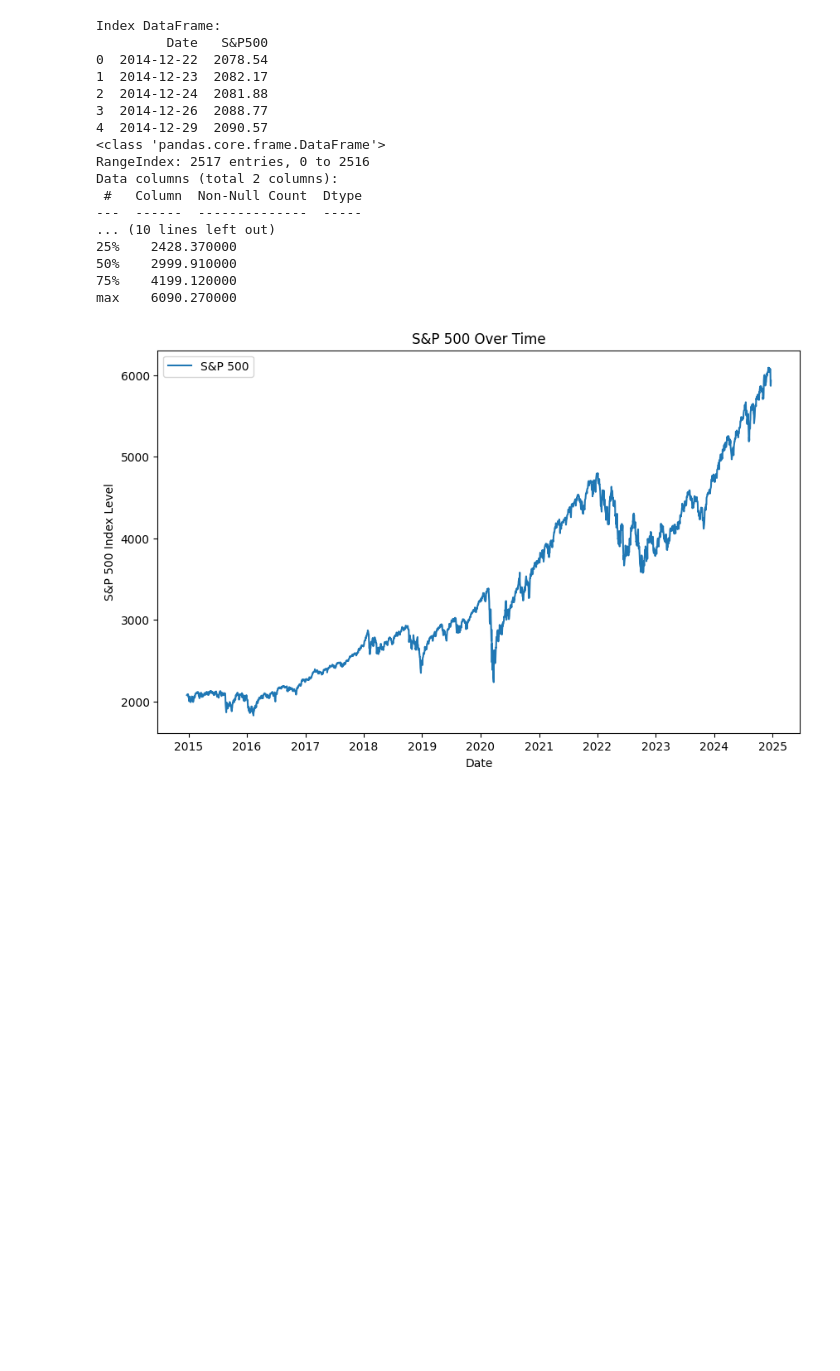
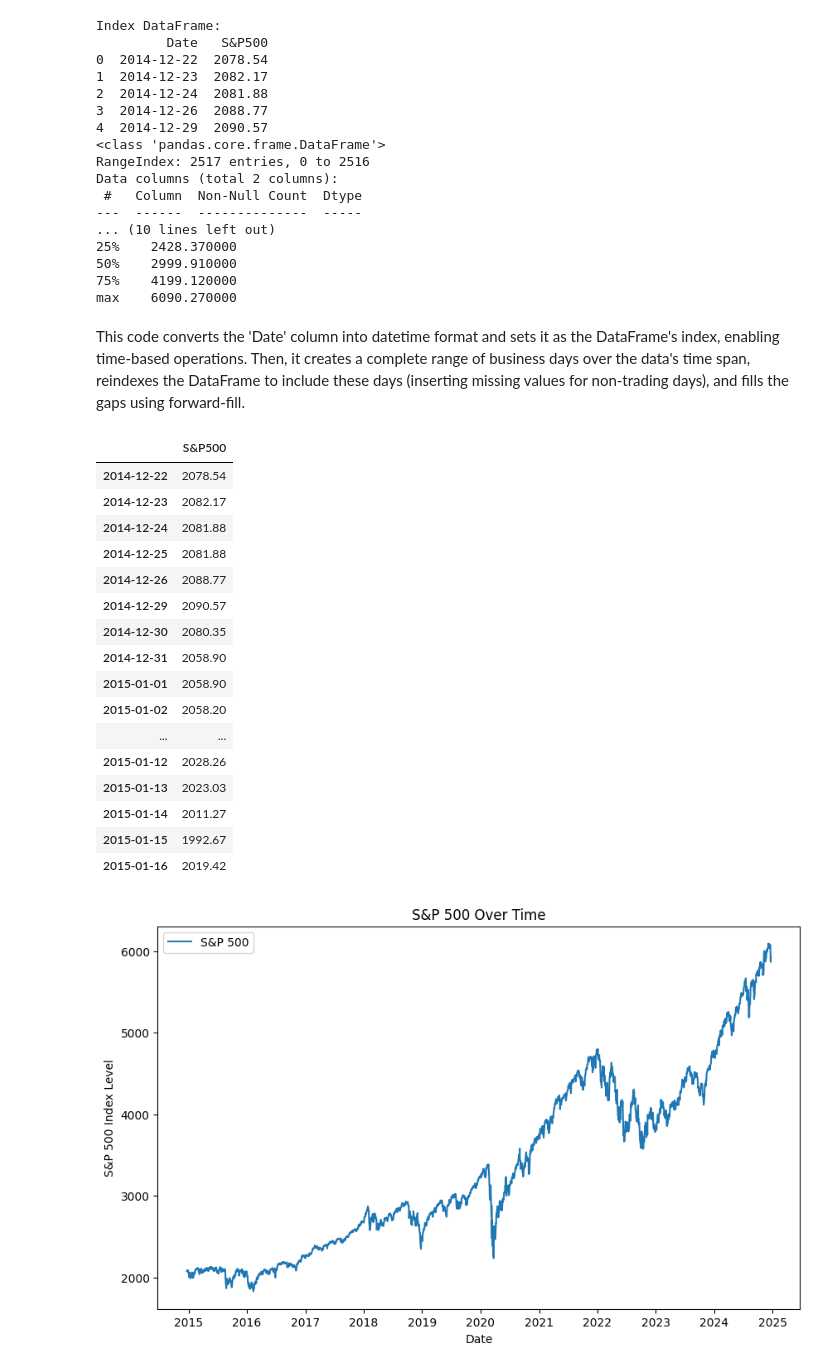
Before and after one commit to johnpospisil/SP500, a Jupyter notebook: s-p-500-stocks.ipynb, the cells around one changed output. Drawn from its saved outputs; the diff is of its cells as text; code cells hidden in the pictures; blank space fills up the shorter version.

Commit message:
Fill forward missed days on the stock market like weekends/holidays.

```diff
--- a/s-p-500-stocks.ipynb
+++ b/s-p-500-stocks.ipynb
@@ -118,6 +189,52 @@ Data columns (total 2 columns):
 50%    2999.910000
 75%    4199.120000
 max    6090.270000
+# %% [markdown]
+This code converts the 'Date' column into datetime format and sets it as the DataFrame's index, enabling time-based operations. Then, it creates a complete range of business days over the data's time span, reindexes the DataFrame to include these days (inserting missing values for non-trading days), and fills the gaps using forward-fill.
+# %%
+import pandas as pd
+
+# Sample DataFrame (index_df) with 'Date' and 'S&P500' columns
+# index_df = pd.read_csv('/kaggle/input/sp-500-stocks/sp500_index.csv')
+
+# 1. Convert 'Date' to datetime
+index_df['Date'] = pd.to_datetime(index_df['Date'])
+
+# 2. Set 'Date' as the index
+index_df.set_index('Date', inplace=True)
+
+# 3. Create a full range of business days from the earliest to latest date in the dataset
+all_business_days = pd.date_range(start=index_df.index.min(),
+                                  end=index_df.index.max(),
+                                  freq='B')  # 'B' for business days
+
+# 4. Reindex to this new date range, introducing missing values for days that weren't in the original data
+index_df = index_df.reindex(all_business_days)
+
+# 5. Fill missing values (e.g., forward fill) using .ffill() assignment
+index_df['S&P500'] = index_df['S&P500'].ffill()
+
+# Now index_df has a row for every business day, and non-trading days have been forward-filled.
+# %%
+index_df.head(20)
+# %% [output]
+|  | S&P500 |
+| 2014-12-22 | 2078.54 |
+| 2014-12-23 | 2082.17 |
+| 2014-12-24 | 2081.88 |
+| 2014-12-25 | 2081.88 |
+| 2014-12-26 | 2088.77 |
+| 2014-12-29 | 2090.57 |
+| 2014-12-30 | 2080.35 |
+| 2014-12-31 | 2058.90 |
+| 2015-01-01 | 2058.90 |
+| 2015-01-02 | 2058.20 |
+| ... | ... |
+| 2015-01-12 | 2028.26 |
+| 2015-01-13 | 2023.03 |
+| 2015-01-14 | 2011.27 |
+| 2015-01-15 | 1992.67 |
+| 2015-01-16 | 2019.42 |
 # %%
 import pandas as pd
 import matplotlib.pyplot as plt
```
Also changed, not shown: parts of 5 cells of this notebook.
